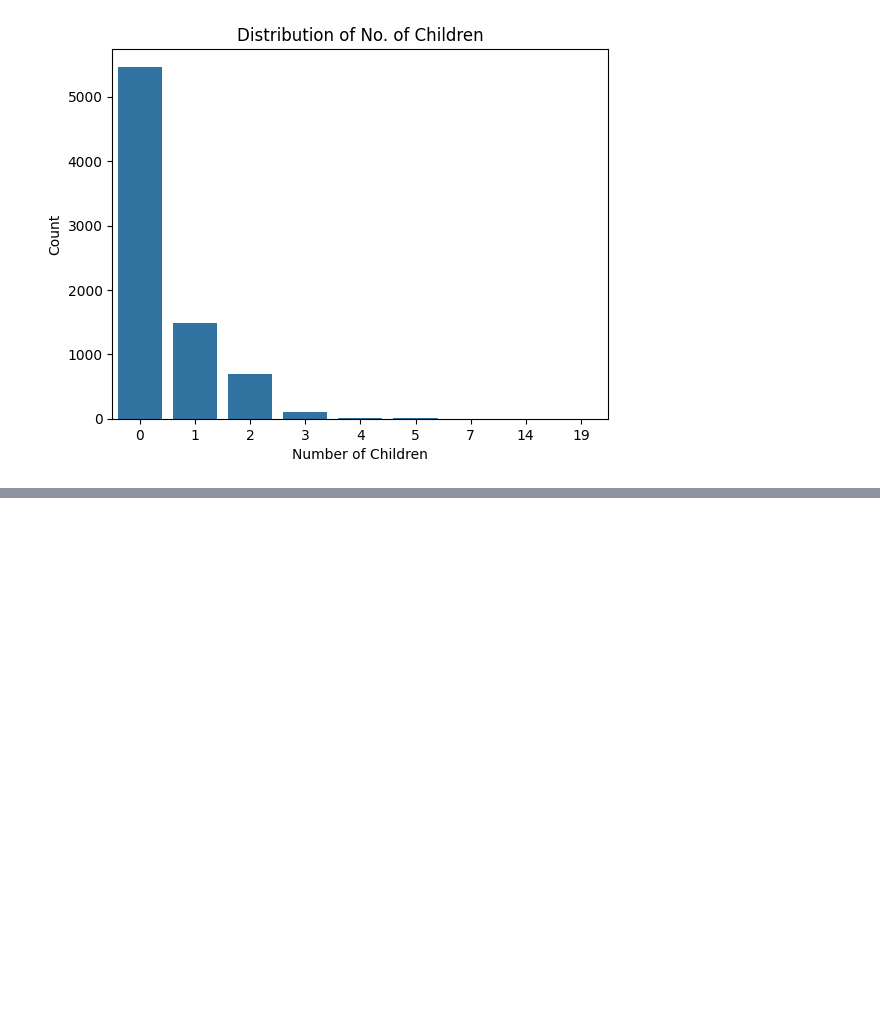
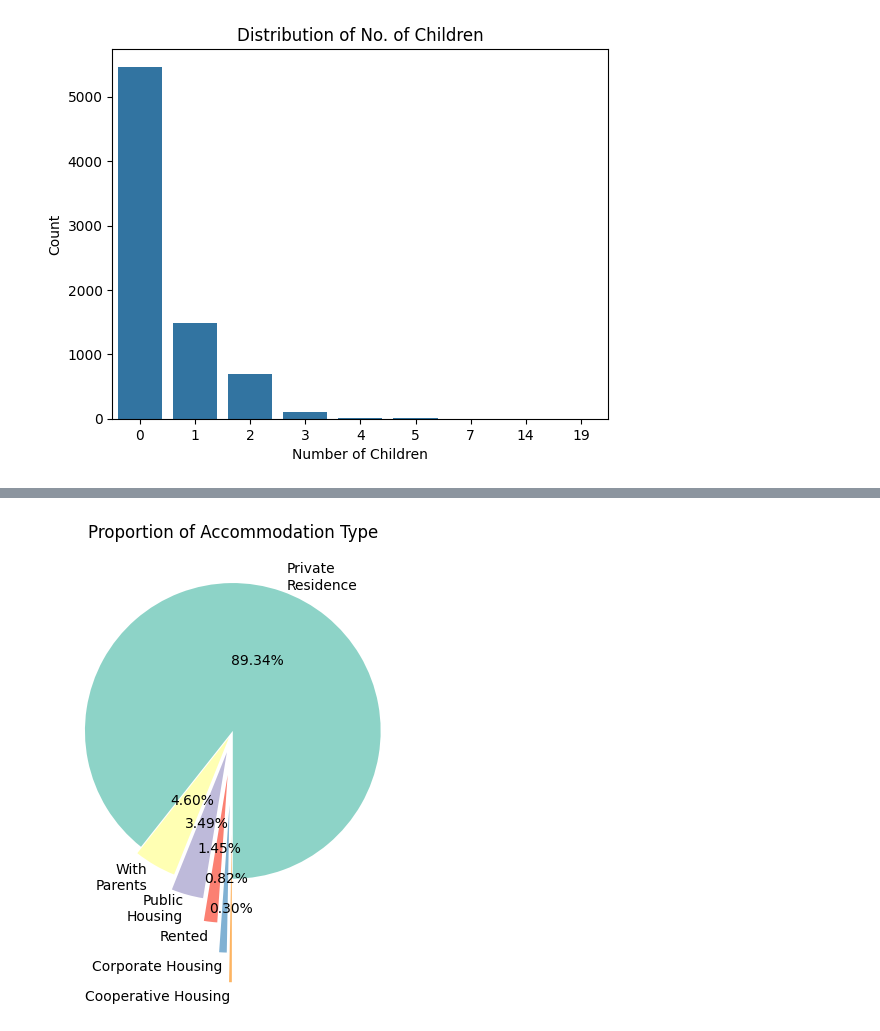
Before and after one commit to himaanssu/Credit_Card_Approval_Prediction, a Jupyter notebook: project.ipynb, the cells around one changed output, grey strips where cells are left out. Saved outputs shown, nothing was run; the diff lists cells and outputs as text; code cells hidden in the pictures; blank space fills up the shorter version.

```diff
--- a/project.ipynb
+++ b/project.ipynb
@@ -270,0 +299,10 @@ plt.show()
+# %%
+# Plot pie chart accommodation type proportion
+plt.pie(a_freqs, labels=['Private\nResidence', 'With\nParents', 'Public\nHousing', 'Rented', 'Corporate Housing', 'Cooperative Housing'],
+        explode=[0, 0.05, 0.15, 0.3, 0.5, 0.7],
+        colors=sns.color_palette('Set3'),
+        startangle=270, autopct='%1.2f%%', pctdistance=0.5)
+plt.title('Proportion of Accommodation Type')
+plt.show()
+# %% [output]
+[figure, added]
```
Also changed, not shown: parts of 4 cells of this notebook.
